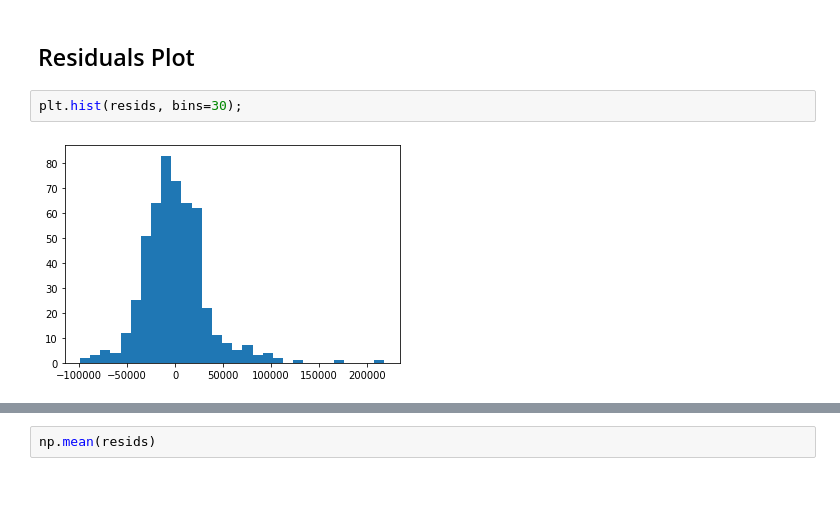
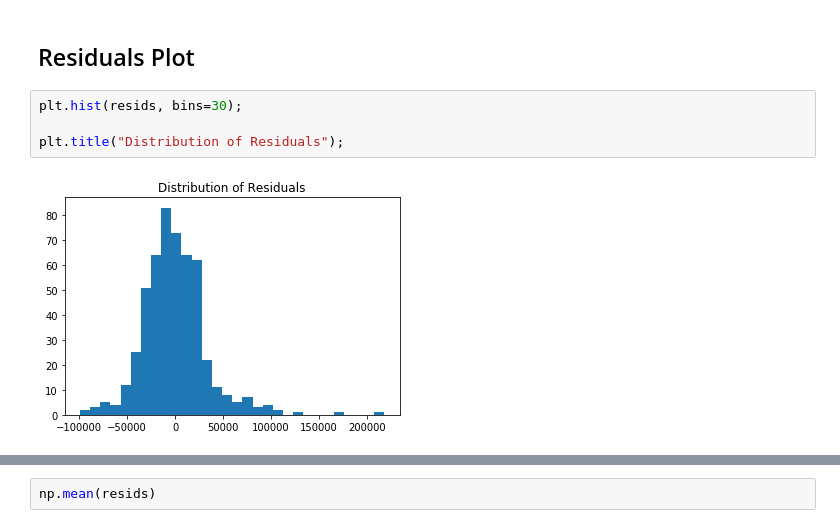
Before and after one commit to patruq/ames-housing, a Jupyter notebook: code/1.1 Model_Iteration.ipynb, the cells around one changed output, grey strips where cells are left out. Drawn from its saved outputs; the diff is of its cells as text; blank space fills up the shorter version.

```diff
--- a/code/1.1 Model_Iteration.ipynb
+++ b/code/1.1 Model_Iteration.ipynb
@@ -494,6 +494,8 @@ plt.title('Model Predicted vs. Actual Values', fontsize = 24);
 ## Residuals Plot
 # %%
 plt.hist(resids, bins=30);
+
+plt.title("Distribution of Residuals");
 # %% [output]
-[figure, old version]
+[figure, new version]
 # %%
```
Also changed, not shown: parts of 2 cells of this notebook.
